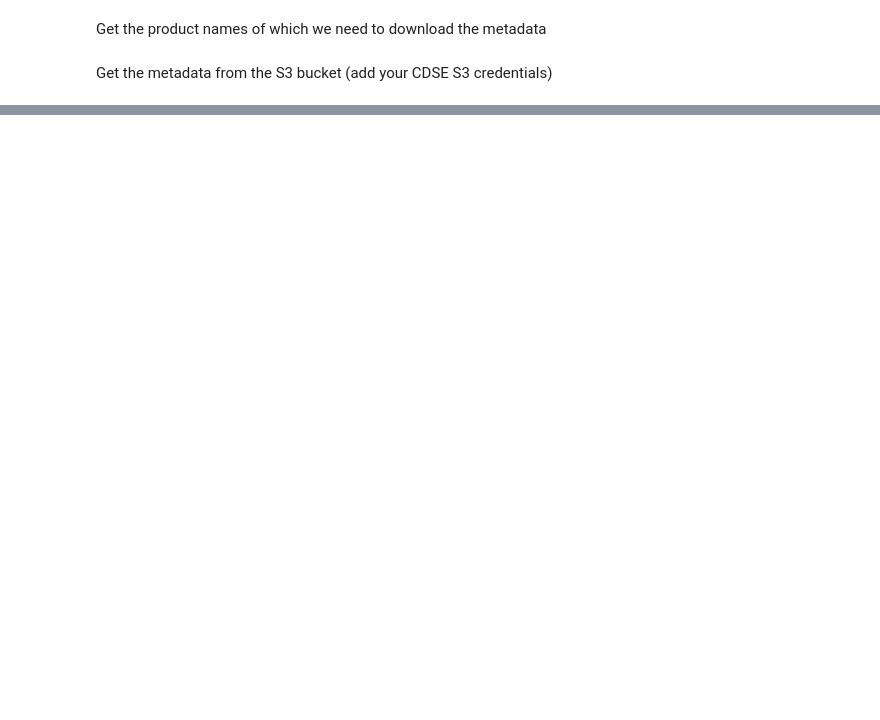
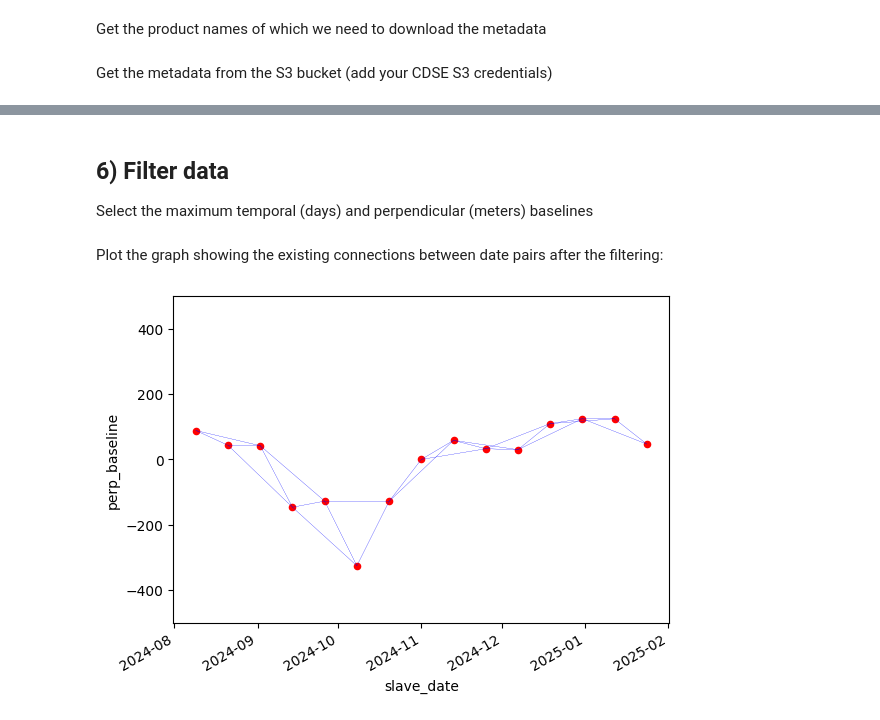
Before and after one commit to cloudinsar/s1-workflows, a Jupyter notebook: notebooks/show_s1bursts.ipynb, the cells around one changed output, grey strips where cells are left out. Drawn from its saved outputs; the diff is of its cells as text; code cells hidden in the pictures; blank space fills up the shorter version.

Commit message:
complete baseline part

```diff
--- a/notebooks/show_s1bursts.ipynb
+++ b/notebooks/show_s1bursts.ipynb
@@ -200,13 +229,13 @@ for b in bursts['value']:
 Get the metadata from the S3 bucket (add your CDSE S3 credentials)
 # %%
 import os
-os.environ["AWS_ACCESS_KEY_ID"] = ""
-os.environ["AWS_SECRET_ACCESS_KEY"] = ""
-PolarisationChannels="VV"
-if PolarisationChannels=="VV":
+os.environ["AWS_ACCESS_KEY_ID"] = "CXJ4X1DAG8XKQEHFXQNJ"
+os.environ["AWS_SECRET_ACCESS_KEY"] = "UnLZIoFCkDABJhqbOhirpdO7cgQT9JLw575iKBhA"
+
+if polarization.lower()=="vv":
     include_pol='vv'
     exclude_pol='vh'
-elif PolarisationChannels=="VH":
+elif polarization.lower()=="vh":
     include_pol='vh'
     exclude_pol='vv'
 
@@ -214,10 +243,10 @@ s3_endpoint = "eodata.dataspace.copernicus.eu"
 
 for im_safe, im_s3 in zip(SAFE_image_list,S3_image_list):
     print(im_safe)
-    os.system(f"s5cmd --endpoint-url \"https://{s3_endpoint}\" cp --include \"*iw1*\" --include \"*iw2*\" --include \"*iw3*\" --exclude \"*{exclude_pol}*\"  --exclude \"*.tiff\" --include \"manifest.safe\" \"s3:/\"{im_s3}\"/*\" {im_safe}/")
+    os.system(f"s5cmd --endpoint-url \"https://{s3_endpoint}\" cp --include \"*{sub_swath_identifier.lower()}*\" --exclude \"*{exclude_pol}*\"  --exclude \"*.tiff\" --include \"manifest.safe\" \"s3:/\"{im_s3}\"/*\" {im_safe}/")
     os.system(f"mkdir {im_safe}/measurement")
 
-    command = f"s5cmd --endpoint-url \"https://{s3_endpoint}\" -r 5 ls \"s3:/\"{im_s3}\"/measurement/\" | grep -o '\S\+$' | grep {include_pol} "
+    command = f"s5cmd --endpoint-url \"https://{s3_endpoint}\" -r 5 ls \"s3:/\"{im_s3}\"/measurement/\" | grep -o '\S\+$' | grep {include_pol} | grep {sub_swath_identifier.lower()}"
     result = os.popen(command).read().splitlines()
 
     for im in result:
@@ -257,0 +375,4 @@ for master_id in master_ids:
+# %%
+import pandas as pd
+df = pd.DataFrame([[a,b,float(c),d] for a,b,c,d in zip(master_dates,slave_dates,perpendicular_baselines,delta_times)], columns=["master_date","slave_date","perp_baseline","temp_baseline"])
+df
@@ -257,0 +393,33 @@ for master_id in master_ids:
+# %% [markdown]
+## 6) Filter data
+
+Select the maximum temporal (days) and perpendicular (meters) baselines
+# %%
+zero_reference_date = "2024-11-01"
+
+max_temporal_baseline = 24 # days
+max_perpendicular_baseline = 200 # meters, absolute value
+
+filter_mask = np.bitwise_and(abs(df["temp_baseline"])<=datetime.timedelta(max_temporal_baseline),abs(df["perp_baseline"])<=max_perpendicular_baseline)
+df_filtered = df[filter_mask].reset_index()
+# %% [markdown]
+Plot the graph showing the existing connections between date pairs after the filtering:
+# %%
+ax = df[df["master_date"]==zero_reference_date].plot.scatter(
+    x='slave_date',
+    y='perp_baseline',
+    color="red",
+    ylim=(-500, 500))
+for x in df_filtered.index:
+    single = df_filtered.iloc[[x]]
+    point_1 = df[np.bitwise_and(df["master_date"]==zero_reference_date,np.bitwise_or(df["slave_date"]==single["master_date"].values[0],df["slave_date"]==single["slave_date"].values[0]))]
+    ax = point_1.plot.line(
+            x='slave_date',
+            y='perp_baseline',
+            legend=False,
+            ax=ax,
+            color="blue",
+            linewidth=0.1)
+plt.show()
+# %% [output]
+[figure, added]
```
Also changed, not shown: parts of 19 cells of this notebook.
